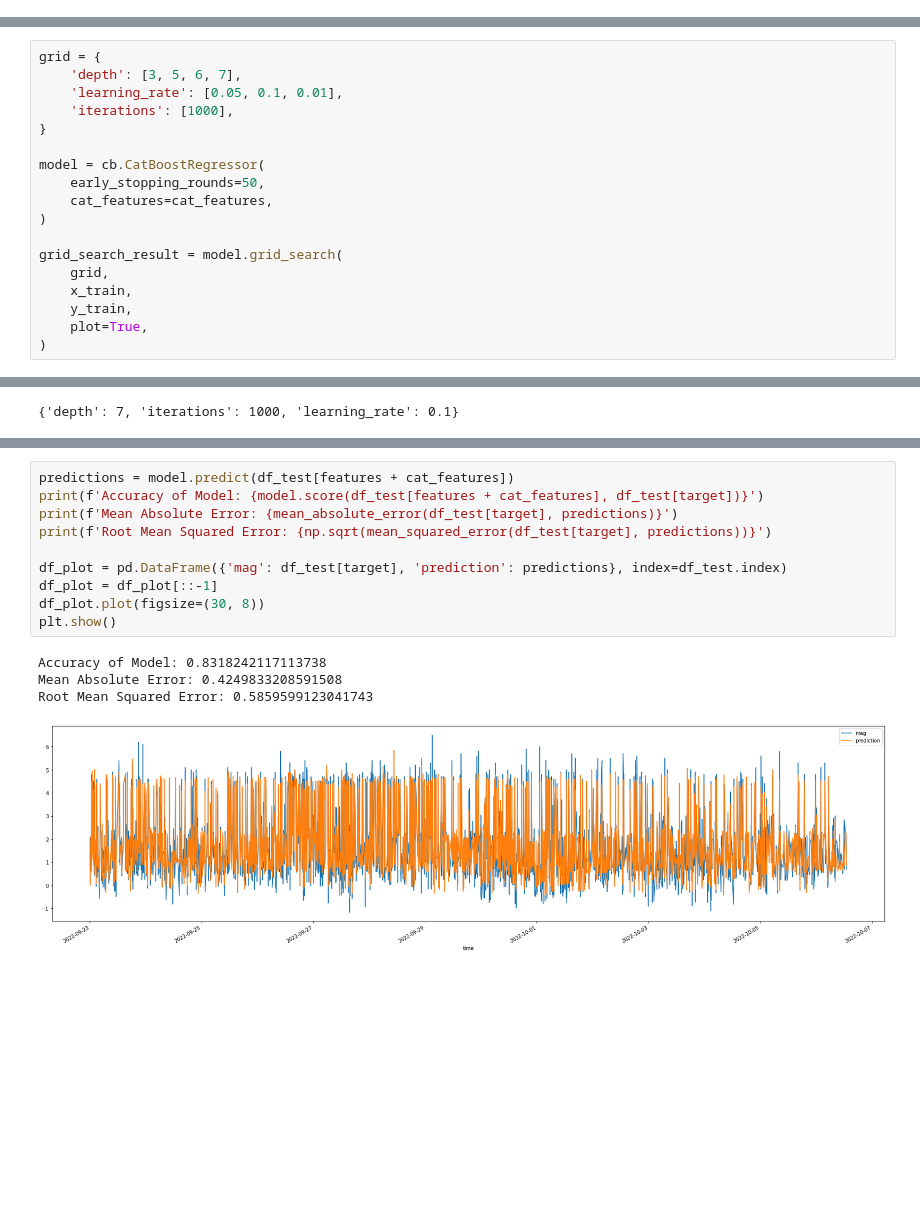
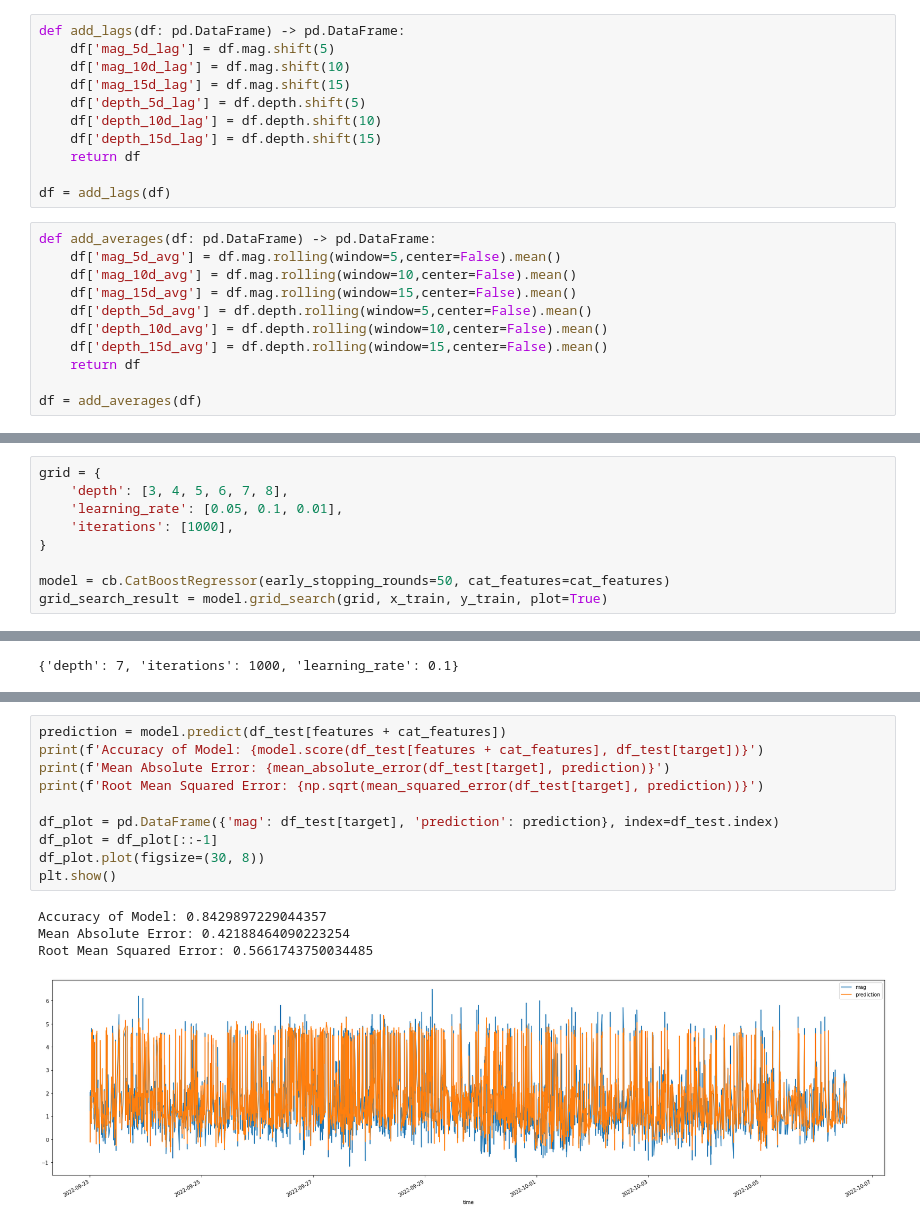
Before and after one commit to Andre-Gilbert/Earthquake-Prediction, a Jupyter notebook: ml/earthquake_prediction.ipynb, the cells around one changed output, grey strips where cells are left out. Drawn from its saved outputs; the diff is of its cells as text; blank space fills up the shorter version.

```diff
--- a/ml/earthquake_prediction.ipynb
+++ b/ml/earthquake_prediction.ipynb
@@ -234 +185,23 @@ memory usage: 5.5+ MB
+# %%
+def add_lags(df: pd.DataFrame) -> pd.DataFrame:
+    df['mag_5d_lag'] = df.mag.shift(5)
+    df['mag_10d_lag'] = df.mag.shift(10)
+    df['mag_15d_lag'] = df.mag.shift(15)
+    df['depth_5d_lag'] = df.depth.shift(5)
+    df['depth_10d_lag'] = df.depth.shift(10)
+    df['depth_15d_lag'] = df.depth.shift(15)
+    return df
+
+df = add_lags(df)
+# %%
+def add_averages(df: pd.DataFrame) -> pd.DataFrame:
+    df['mag_5d_avg'] = df.mag.rolling(window=5,center=False).mean()
+    df['mag_10d_avg'] = df.mag.rolling(window=10,center=False).mean()
+    df['mag_15d_avg'] = df.mag.rolling(window=15,center=False).mean()
+    df['depth_5d_avg'] = df.depth.rolling(window=5,center=False).mean()
+    df['depth_10d_avg'] = df.depth.rolling(window=10,center=False).mean()
+    df['depth_15d_avg'] = df.depth.rolling(window=15,center=False).mean()
+    return df
+
+df = add_averages(df)
 # %%
@@ -307,21 +311,12 @@ x_train, x_test, y_train, y_test = model_selection.train_test_split(
 )
 # %%
 grid = {
-    'depth': [3, 5, 6, 7],
+    'depth': [3, 4, 5, 6, 7, 8],
     'learning_rate': [0.05, 0.1, 0.01],
     'iterations': [1000],
 }
 
-model = cb.CatBoostRegressor(
-    early_stopping_rounds=50,
-    cat_features=cat_features,
-)
-
-grid_search_result = model.grid_search(
-    grid,
-    x_train,
-    y_train,
-    plot=True,
-)
+model = cb.CatBoostRegressor(early_stopping_rounds=50, cat_features=cat_features)
+grid_search_result = model.grid_search(grid, x_train, y_train, plot=True)
 # %% [output]
 MetricVisualizer(layout=Layout(align_self='stretch', height='500px'))
@@ -364,16 +359,16 @@ plt.show()
 # %%
-predictions = model.predict(df_test[features + cat_features])
+prediction = model.predict(df_test[features + cat_features])
 print(f'Accuracy of Model: {model.score(df_test[features + cat_features], df_test[target])}')
-print(f'Mean Absolute Error: {mean_absolute_error(df_test[target], predictions)}')
-print(f'Root Mean Squared Error: {np.sqrt(mean_squared_error(df_test[target], predictions))}')
+print(f'Mean Absolute Error: {mean_absolute_error(df_test[target], prediction)}')
+print(f'Root Mean Squared Error: {np.sqrt(mean_squared_error(df_test[target], prediction))}')
 
-df_plot = pd.DataFrame({'mag': df_test[target], 'prediction': predictions}, index=df_test.index)
+df_plot = pd.DataFrame({'mag': df_test[target], 'prediction': prediction}, index=df_test.index)
 df_plot = df_plot[::-1]
 df_plot.plot(figsize=(30, 8))
 plt.show()
 # %% [output]
-Accuracy of Model: 0.8318242117113738
-Mean Absolute Error: 0.4249833208591508
-Root Mean Squared Error: 0.5859599123041743
+Accuracy of Model: 0.8429897229044357
+Mean Absolute Error: 0.42188464090223254
+Root Mean Squared Error: 0.5661743750034485
-[figure, old version]
+[figure, new version]
 # %%
```
Also changed, not shown: parts of 24 cells of this notebook, 10 other files.
